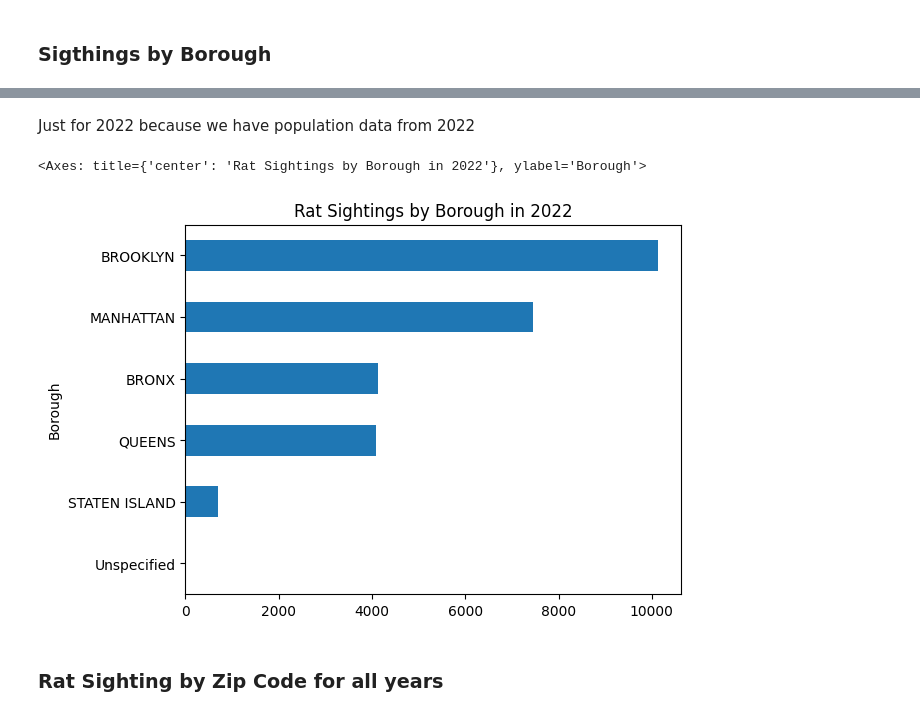
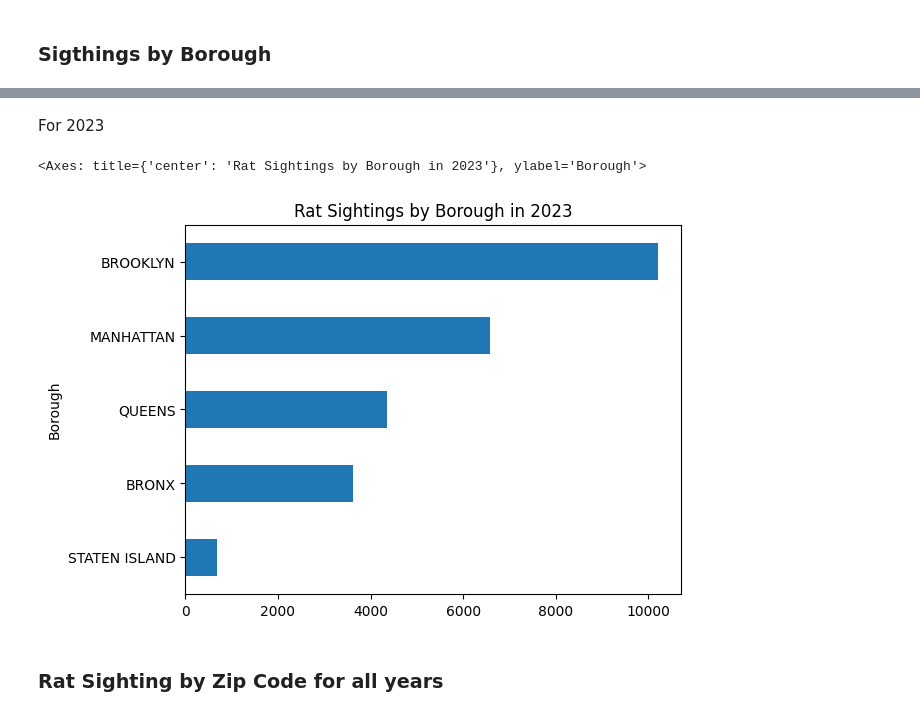
Before and after one commit to patvoe/rats-in-new-york-city, a Jupyter notebook: rats.ipynb, the cells around one changed output, grey strips where cells are left out. Cells and saved outputs as stored; diff of their text form; code cells hidden in the pictures.

```diff
--- a/rats.ipynb
+++ b/rats.ipynb
@@ -83,17 +83,17 @@ df['Borough'].value_counts().sort_values().plot(kind='barh', title='Rat Sighting
-# %% [markdown]
-Just for 2022 because we have population data from 2022
+# %% [markdown]
+For 2023
 # %%
 
 # Convert 'Created Date' to datetime format
 df['Created Date'] = pd.to_datetime(df['Created Date'])
 
 # df['Borough'].value_counts() just for year 2022
-df_2022 = df[df['Created Date'].dt.year == 2022]
+df_2023 = df[df['Created Date'].dt.year == 2023]
 
-df_2022_by_borough = df_2022['Borough'].value_counts()
+df_2023_by_borough = df_2023['Borough'].value_counts()
 # %%
-df_2022['Borough'].value_counts().sort_values().plot(kind='barh', title='Rat Sightings by Borough in 2022')
+df_2023['Borough'].value_counts().sort_values().plot(kind='barh', title='Rat Sightings by Borough in 2023')
 # %% [output]
-<Axes: title={'center': 'Rat Sightings by Borough in 2022'}, ylabel='Borough'>
+<Axes: title={'center': 'Rat Sightings by Borough in 2023'}, ylabel='Borough'>
-[figure, old version]
+[figure, new version]
 # %%
```
Also changed, not shown: parts of 14 cells of this notebook, 29 other files.
